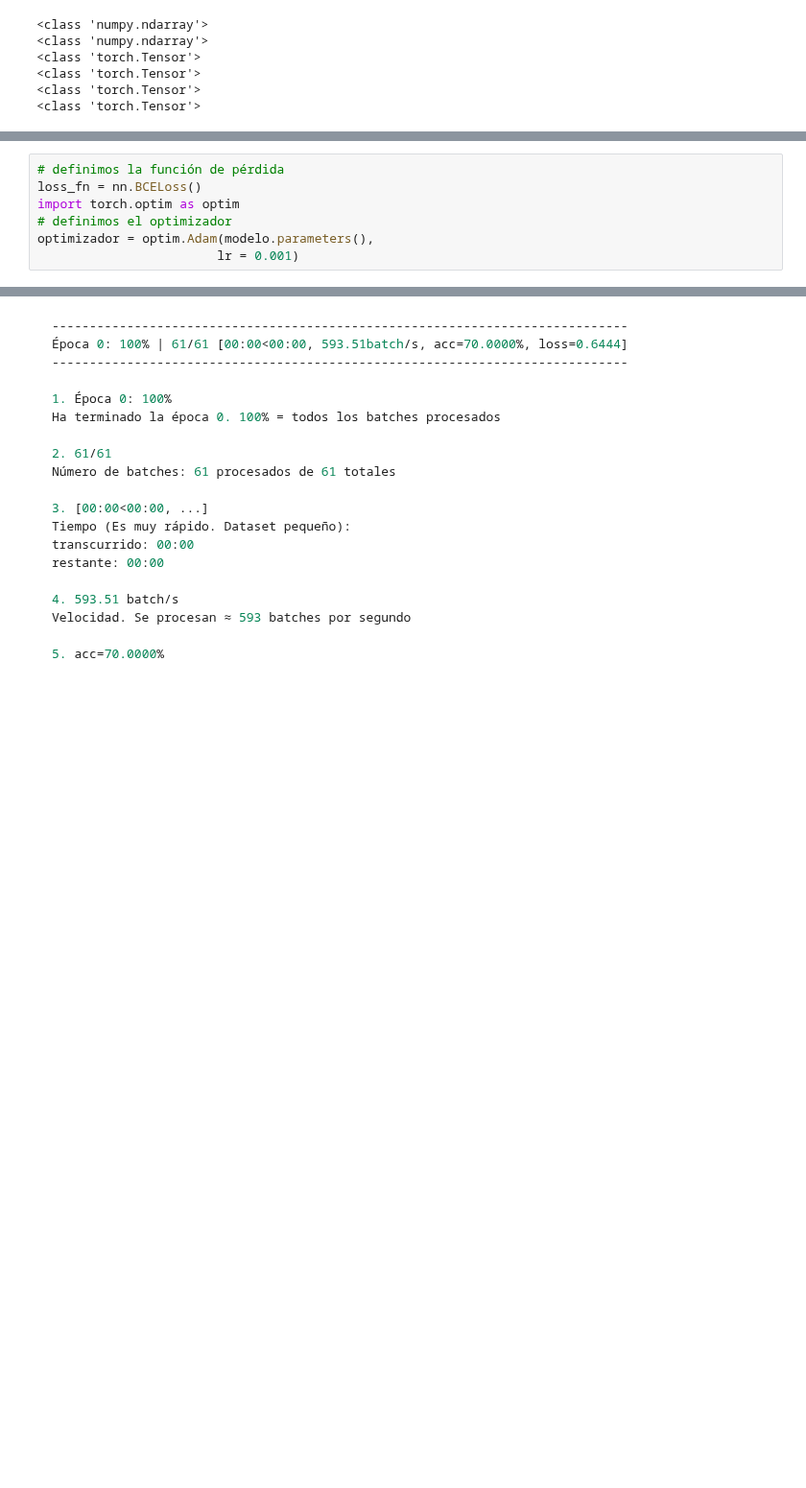
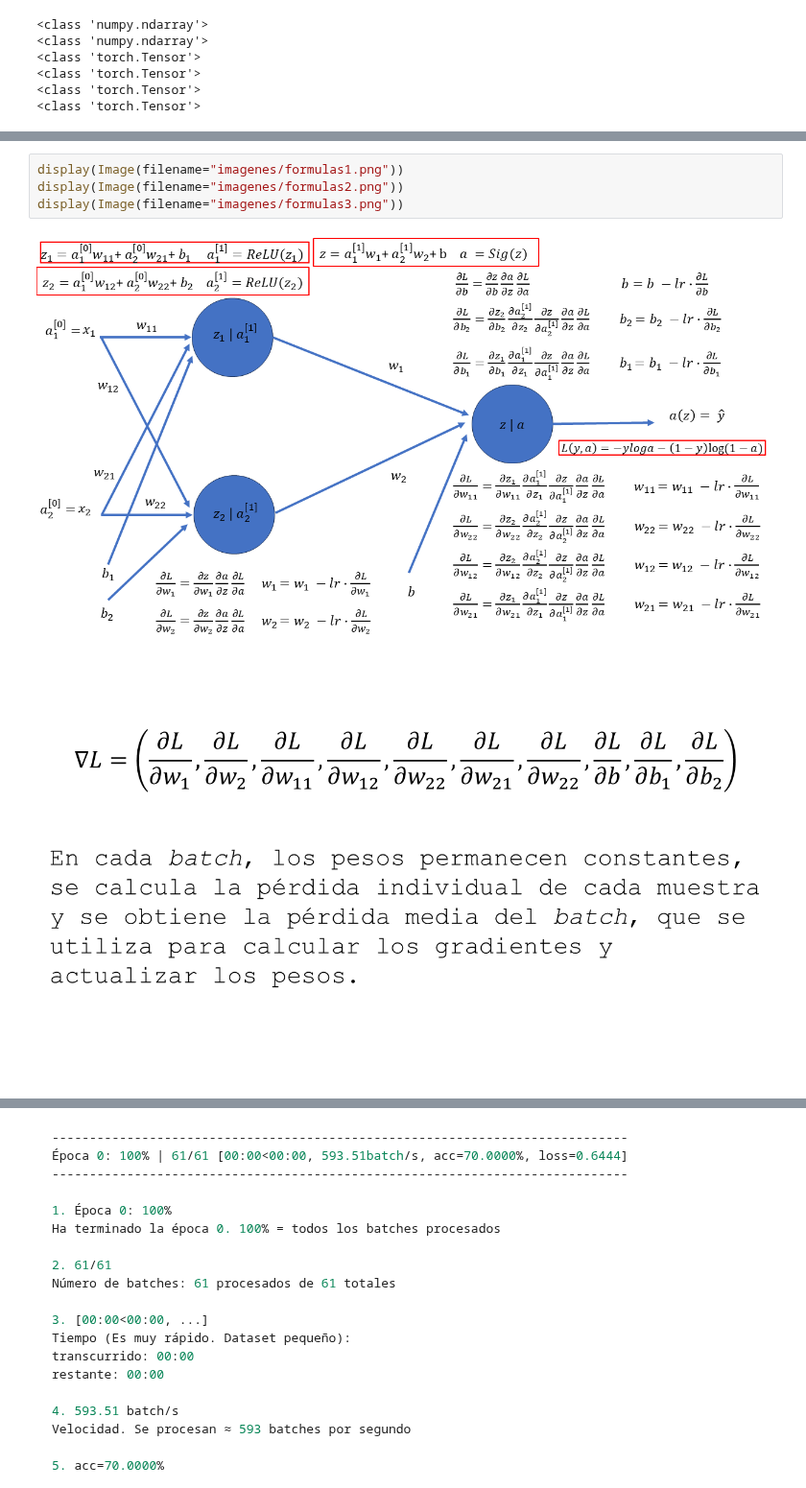
Before and after one commit to JavierPeraltaAzagra/Big-Data-e-IA, a Jupyter notebook: Sistemas de aprendizaje automático/RA5/pytorch/pytorch.ipynb, the cells around one changed output, grey strips where cells are left out. Shown at 96% size. Cells and saved outputs as stored; diff of their text form; blank space fills up the shorter version.

```diff
--- a/Sistemas de aprendizaje automático/RA5/pytorch/pytorch.ipynb
+++ b/Sistemas de aprendizaje automático/RA5/pytorch/pytorch.ipynb
@@ -974,7 +981,7 @@ modelo = nn.Sequential(
-# %%
-# definimos la función de pérdida
-loss_fn = nn.BCELoss()
-import torch.optim as optim
-# definimos el optimizador
-optimizador = optim.Adam(modelo.parameters(),
-                        lr = 0.001)
+# %%
+display(Image(filename="imagenes/formulas1.png"))
+display(Image(filename="imagenes/formulas2.png"))
+display(Image(filename="imagenes/formulas3.png"))
+# %% [output]
+[figure, added]
+[figure, added]
```
Also changed, not shown: parts of 15 cells of this notebook, 3 other files.
